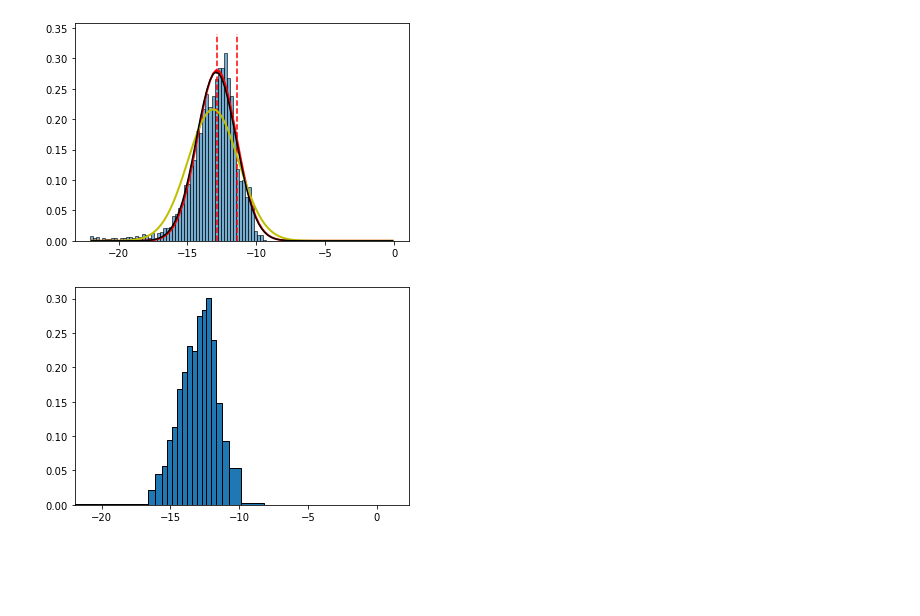
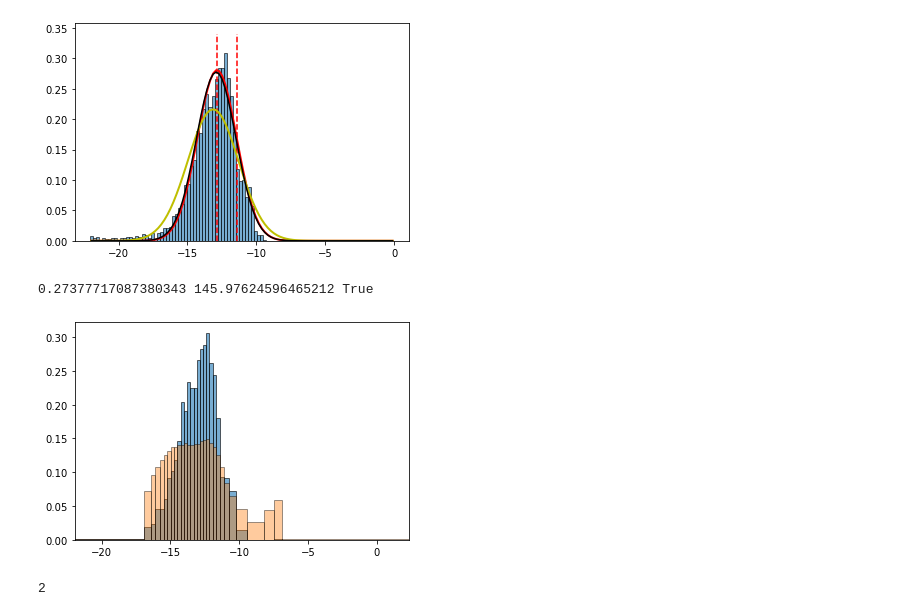
Before and after one commit to GeoscienceAustralia/dea-sar-flood-veg, a Jupyter notebook: notebooks/Example.ipynb, the cells around one changed output. Cells and saved outputs as stored; diff of their text form; code cells hidden in the pictures; blank space fills up the shorter version.

Commit message:
Separability test

```diff
--- a/notebooks/Example.ipynb
+++ b/notebooks/Example.ipynb
@@ -123,14 +123,27 @@ gaussian(db.values[persistent.values])
 # %% [output]
 [figure]
 # %%
-def adaptive(control, test, nbins=20):
+def adaptive(control, test, nbins=100):
+    minsample = min(len(control), len(test))
+    assert minsample >= 200
+
     edges = np.nanquantile(control, np.linspace(0, 1, nbins + 1))
-    counts = np.histogram(test, edges)[0]
+    freq1 = np.histogram(test, edges)[0] / len(test) # relative frequencies for test sample
+
+    freq0 = 1 / nbins # (constant) relative frequency for control sample
+    sz = np.sum( (freq0 - freq1)**2 / (freq0 + freq1) )
+    tx = minsample * sz * nbins**-0.5 - nbins**0.5
+    result = tx >  4
+    print(sz, tx, result)
+
 
     # visualise
     widths = edges[1:] - edges[:-1]
-    plt.hist(edges[:-1], edges, weights=counts/widths/len(test), edgecolor='k')
+    plt.hist(edges[:-1], edges, weights=freq1/widths, edgecolor='k', alpha=0.6)
+    plt.hist(edges[:-1], edges, weights=freq0/widths, edgecolor='k', alpha=0.4)
     plt.xlim(np.nanquantile(test, [0.001, 0.999]))
-adaptive(db.values[~persistent.values], db.values[persistent.values])
+
+adaptive(db.values[~persistent.values], db.values[persistent.values], 30)
 # %% [output]
+0.27377717087380343 145.97624596465212 True
-[figure, old version]
+[figure, new version]
@@ -136,0 +153,4 @@ adaptive(db.values[~persistent.values], db.values[persistent.values])
+# %%
+min(4,5,2)
+# %% [output]
+2
```
Also changed, not shown: parts of 1 cell of this notebook.
